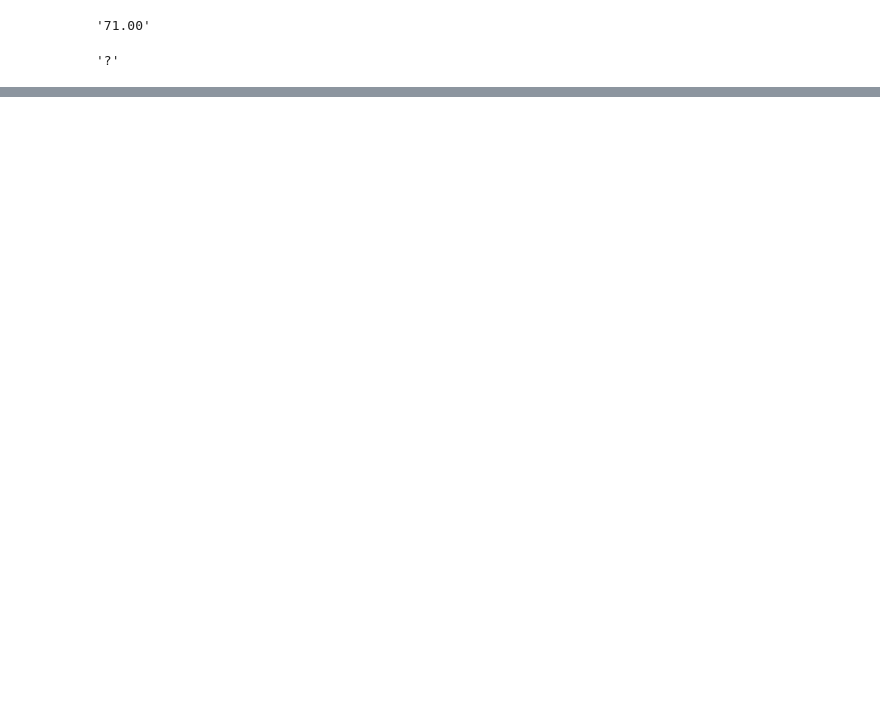
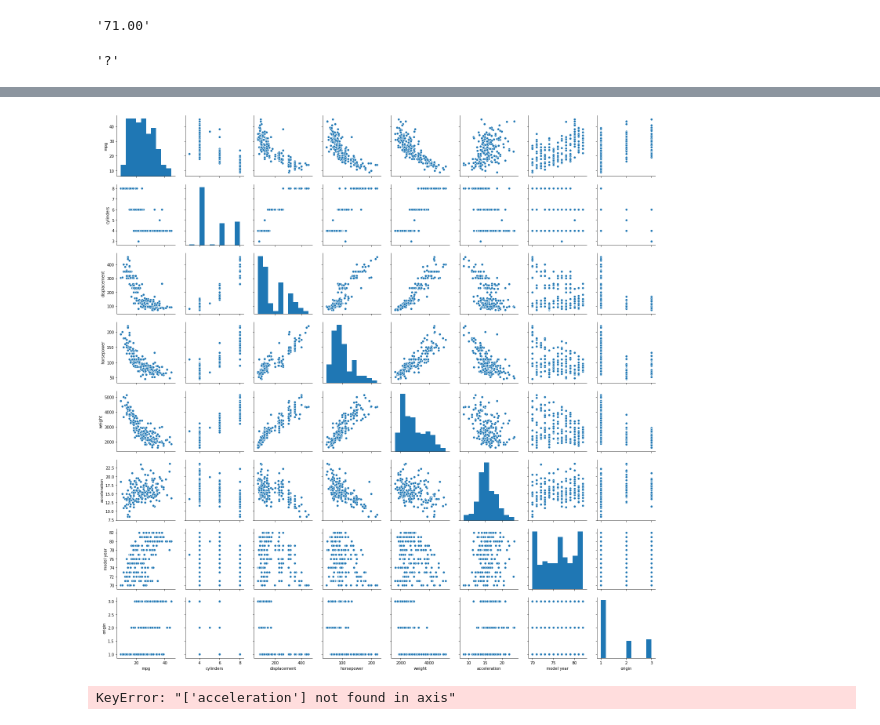
Before and after one commit to masaruSakaida/ml, a Jupyter notebook: signate_practice_2/signate_practice_2_1.ipynb, the cells around one changed output, grey strips where cells are left out. Drawn from its saved outputs; the diff is of its cells as text; code cells hidden in the pictures; blank space fills up the shorter version.

```diff
--- a/signate_practice_2/signate_practice_2_1.ipynb
+++ b/signate_practice_2/signate_practice_2_1.ipynb
@@ -181,2 +188,12 @@ strtrain_data.iloc[:,4:5].values[24][0]
 # %% [output]
 '?'
+# %%
+# データセットの欠損値を確認する
+
+# データセットを読み込むためにpandasをインポートする
+import pandas as pd
+
+# pandasのread_csvメソッドを用いてデータセットを読み込む
+data_set = pd.read_csv('./train.tsv', delimiter='\t')
+
+data_set
@@ -182,0 +243,4 @@ strtrain_data.iloc[:,4:5].values[24][0]
+# %%
+# 欠損値があるデータをデータセットから削除する
+# 欠損値を平均値・中央値・最頻値で補完する方法もあるが、欠損値を含むデータが少ないため、ここでは削除するという方法を用いた
+ds_omit_mv = data_set.drop([24,113,145,175])
@@ -182,0 +272,3 @@ strtrain_data.iloc[:,4:5].values[24][0]
+# %%
+# 想定と異なる型となっているデータの型を変換する
+ds_omit_mv = ds_omit_mv.astype({'horsepower': float})
@@ -182,0 +306,21 @@ strtrain_data.iloc[:,4:5].values[24][0]
+# %%
+# seabornを用いて特徴量間の相関を確認する
+
+import matplotlib.pyplot as plt
+import seaborn as sns
+
+# データセットの内、idとcar nameを除いた8つの特徴量に関する相関を計算する
+sns.pairplot(ds_omit_mv.iloc[:,1:9])
+plt.show()
+# %% [output]
+[figure, added]
+# %%
+# 目的変数であるmpgとの相関を見る（pairplotの最上段の図）
+# 負の相関：displacement、horsepower、weight、cylinders
+# 正の相関：model year、origin
+# 無相関：acceleration
+
+# accelerationは目的変数を説明することができない特徴量と判断し、データセットから削除する
+ds_omit_mv = ds_omit_mv.drop(['acceleration'], axis=1)
+# %% [output]
+KeyError: "['acceleration'] not found in axis"
```
Also changed, not shown: parts of 17 cells of this notebook, 1 other file.
